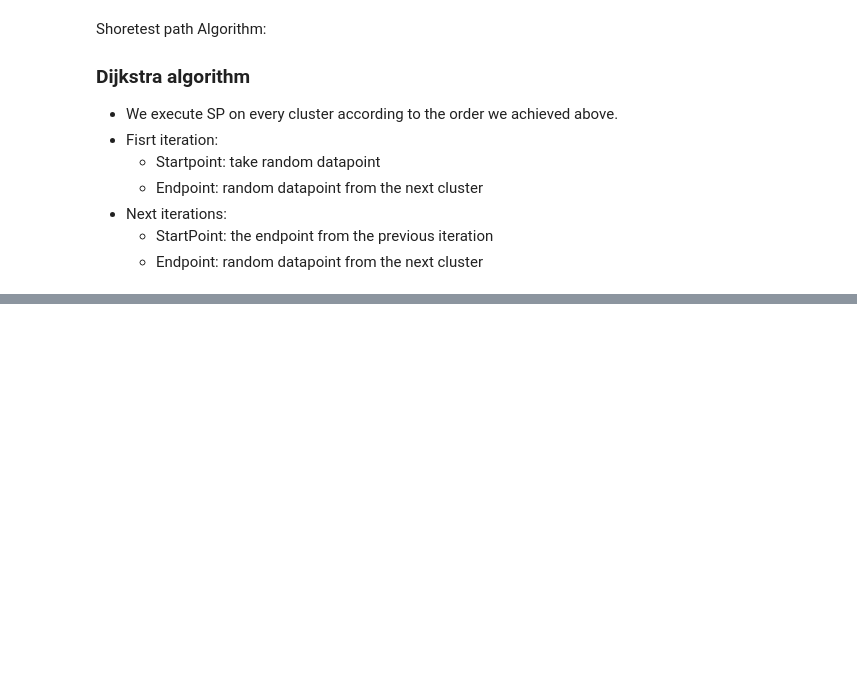
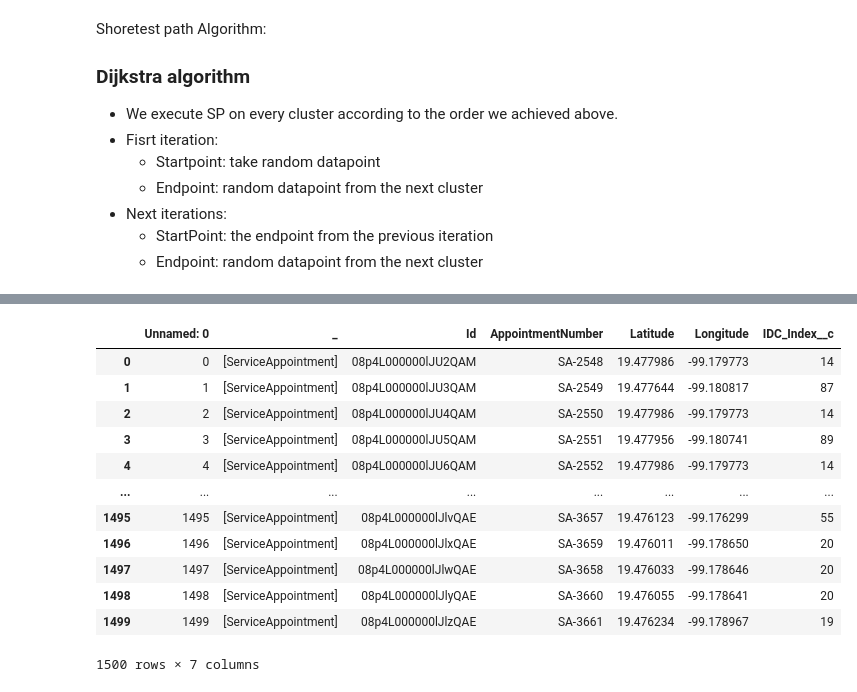
Before and after one commit to DanielFadlon/SalesForceProject, a Jupyter notebook: algorithm_2.ipynb, the cells around one changed output, grey strips where cells are left out. Cells and saved outputs as stored; diff of their text form; code cells hidden in the pictures; blank space fills up the shorter version.

Commit message:
added 2c and algos results

```diff
--- a/algorithm_2.ipynb
+++ b/algorithm_2.ipynb
@@ -292,0 +298,2 @@ df.to_excel(f'results_{name_of_file}_(2b).xlsx', sheet_name='results')
+# %%
+df = pd.read_excel(f'results_real_data_(2a).xlsx')
@@ -292,0 +430,16 @@ df.to_excel(f'results_{name_of_file}_(2b).xlsx', sheet_name='results')
+# %%
+df
+# %% [output]
+|  | Unnamed: 0 | _ | Id | AppointmentNumber | Latitude | Longitude | IDC_Index__c |
+| 0 | 0 | [ServiceAppointment] | 08p4L000000lJU2QAM | SA-2548 | 19.477986 | -99.179773 | 14 |
+| 1 | 1 | [ServiceAppointment] | 08p4L000000lJU3QAM | SA-2549 | 19.477644 | -99.180817 | 87 |
+| 2 | 2 | [ServiceAppointment] | 08p4L000000lJU4QAM | SA-2550 | 19.477986 | -99.179773 | 14 |
+| 3 | 3 | [ServiceAppointment] | 08p4L000000lJU5QAM | SA-2551 | 19.477956 | -99.180741 | 89 |
+| 4 | 4 | [ServiceAppointment] | 08p4L000000lJU6QAM | SA-2552 | 19.477986 | -99.179773 | 14 |
+| ... | ... | ... | ... | ... | ... | ... | ... |
+| 1495 | 1495 | [ServiceAppointment] | 08p4L000000lJlvQAE | SA-3657 | 19.476123 | -99.176299 | 55 |
+| 1496 | 1496 | [ServiceAppointment] | 08p4L000000lJlxQAE | SA-3659 | 19.476011 | -99.178650 | 20 |
+| 1497 | 1497 | [ServiceAppointment] | 08p4L000000lJlwQAE | SA-3658 | 19.476033 | -99.178646 | 20 |
+| 1498 | 1498 | [ServiceAppointment] | 08p4L000000lJlyQAE | SA-3660 | 19.476055 | -99.178641 | 20 |
+| 1499 | 1499 | [ServiceAppointment] | 08p4L000000lJlzQAE | SA-3661 | 19.476234 | -99.178967 | 19 |
+1500 rows × 7 columns
```
Also changed, not shown: parts of 10 cells of this notebook, 9 other files.
